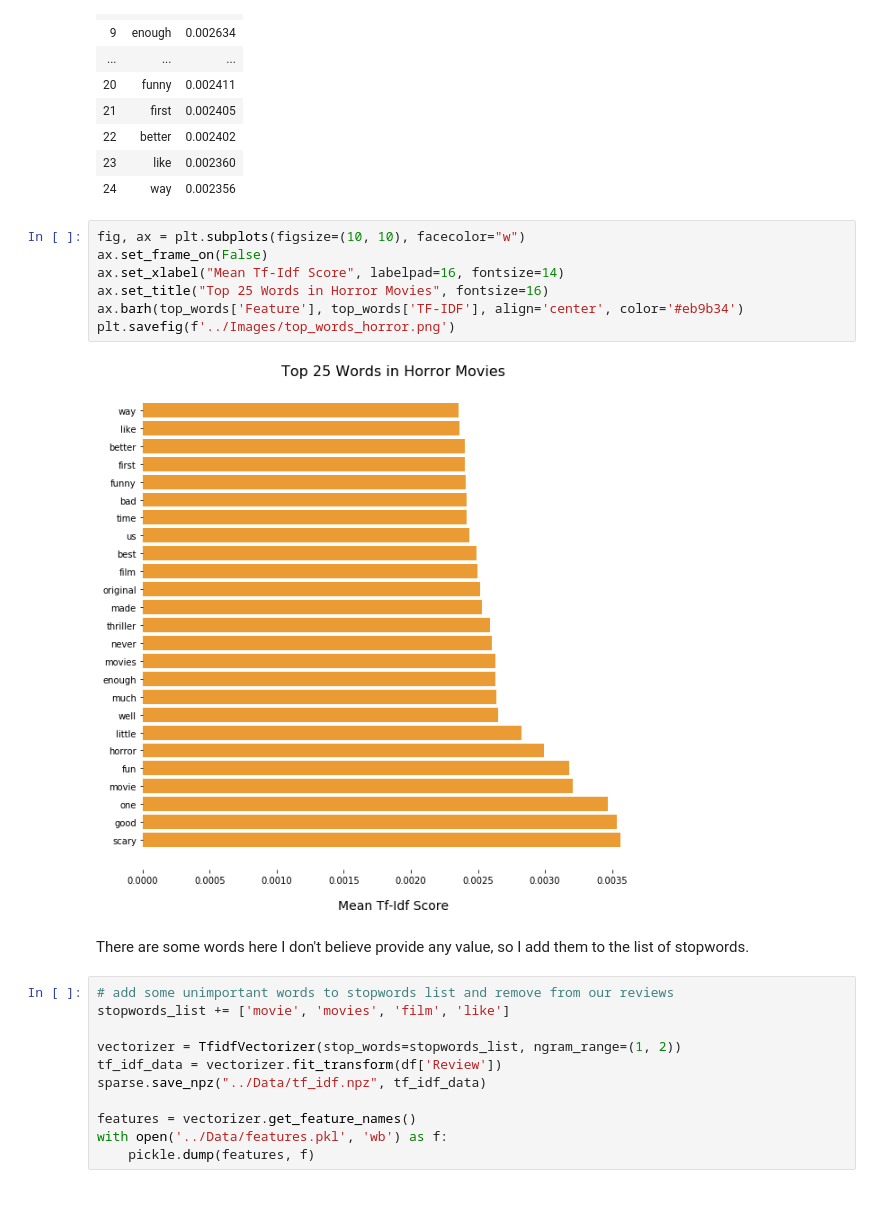
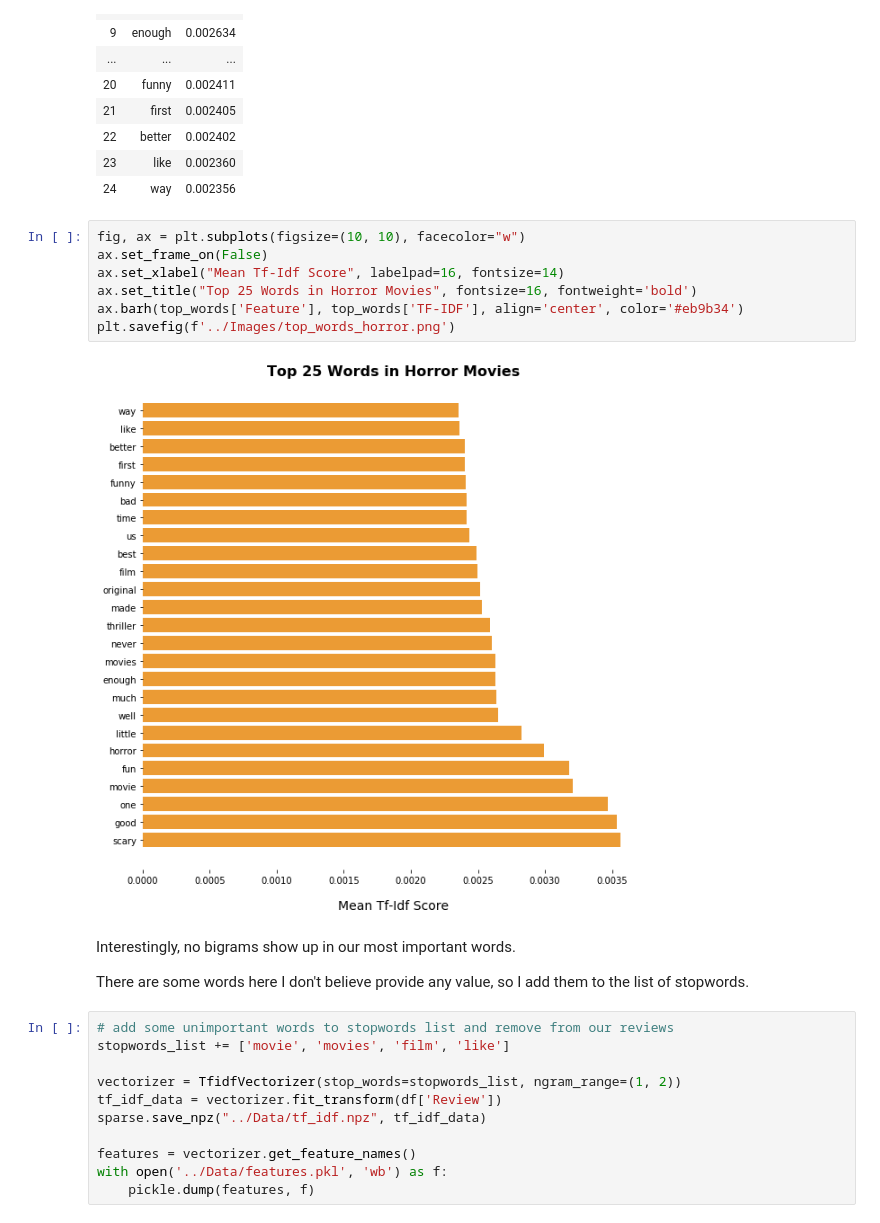
Before and after one commit to carlosiruiz/Movie_Review_Classifier, a Jupyter notebook: Notebooks_and_Code/Cleaning_and_EDA.ipynb, the cells around one changed output. Drawn from its saved outputs; the diff is of its cells as text.

```diff
--- a/Notebooks_and_Code/Cleaning_and_EDA.ipynb
+++ b/Notebooks_and_Code/Cleaning_and_EDA.ipynb
@@ -125,13 +125,15 @@ top_words
 # %%
 fig, ax = plt.subplots(figsize=(10, 10), facecolor="w")
 ax.set_frame_on(False)
 ax.set_xlabel("Mean Tf-Idf Score", labelpad=16, fontsize=14)
-ax.set_title("Top 25 Words in Horror Movies", fontsize=16)
+ax.set_title("Top 25 Words in Horror Movies", fontsize=16, fontweight='bold')
 ax.barh(top_words['Feature'], top_words['TF-IDF'], align='center', color='#eb9b34')
 plt.savefig(f'../Images/top_words_horror.png')
 # %% [output]
-[figure, old version]
+[figure, new version]
 # %% [markdown]
+Interestingly, no bigrams show up in our most important words.
+
 There are some words here I don't believe provide any value, so I add them to the list of stopwords.
 # %%
 # add some unimportant words to stopwords list and remove from our reviews
```
Also changed, not shown: parts of 5 cells of this notebook, 11 other files.
